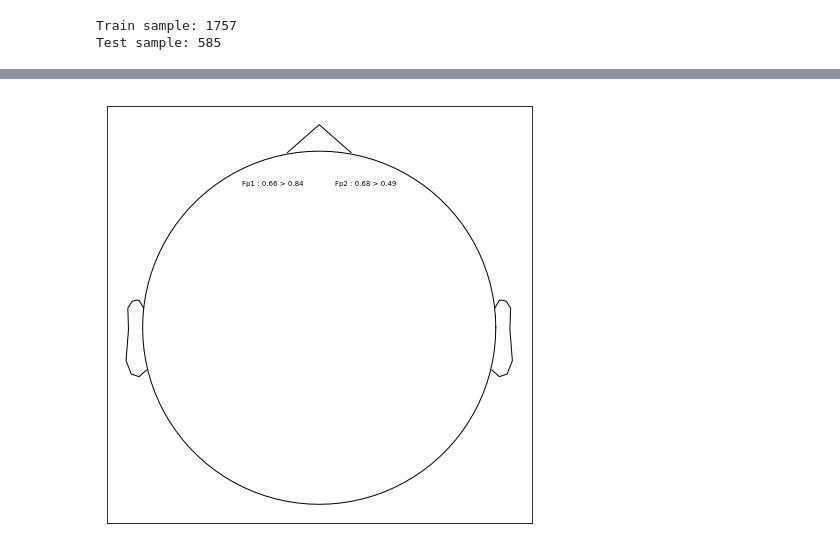
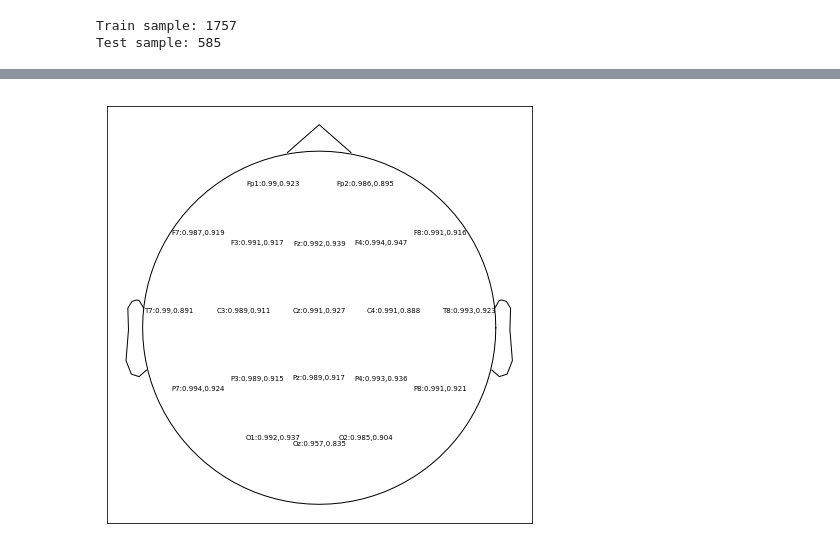
Before and after one commit to HJBJalaly/DLeeg, a Jupyter notebook: best channel/Mine/Search_2Ch_Base_Normal.ipynb, the cells around one changed output, grey strips where cells are left out. Drawn from its saved outputs; the diff is of its cells as text; code cells hidden in the pictures.

```diff
--- a/best channel/Mine/Search_2Ch_Base_Normal.ipynb
+++ b/best channel/Mine/Search_2Ch_Base_Normal.ipynb
@@ -71,18 +65,20 @@ Automatically created module for IPython interactive environment
 # %%
 # Parameters:
 
-subject_number=2
+EpochNum=20
+subject_number=30
+RemoveBaseLine=0
+
 task_number=1
 task_time = 60
 sampel_number_per_sec =  160 # sampel rate
 total_sampel_number =  sampel_number_per_sec *task_time # 60*160
 sample_shift = 4 #step len
 window_len= 20
-EpochNum=2
 
 Best1Channel=61 #Oz
-Search_Space_Channel = [21,23]#,29,31,33,35,36,40,8,10,12,41,46,48,50,52,54,60,61,62]
-Search_Space_Channel_Name=["Fp1","Fp2"]#,"F7","F3","Fz","F4","F8","T7","C3","Cz","C4","T8","P7","P3","Pz","P4","P8","O1","Oz","O2"]
+Search_Space_Channel = [21,23,29,31,33,35,36,40,8,10,12,41,46,48,50,52,54,60,61,62]
+Search_Space_Channel_Name=["Fp1","Fp2","F7","F3","Fz","F4","F8","T7","C3","Cz","C4","T8","P7","P3","Pz","P4","P8","O1","Oz","O2"]
 
 # Channel Indexes:
 #   Fp1,21
@@ -227,7 +223,7 @@ for IndexCh in range(len(Search_Space_Channel)):
         DataChannelsNormal=np.zeros((ch_number,times.size),dtype = float)
         DataChannelsOrt   =np.zeros((ch_number,times.size),dtype = float)
         for i in range(len(list_channel)):
-            DataChannelsRaw[i]=DataAllChannelsRaw[list_channel[i]].copy()# -DataChannelT9Raw
+            DataChannelsRaw[i]=DataAllChannelsRaw[list_channel[i]].copy() -DataChannelT9Raw*RemoveBaseLine
 
             ch_max = np.append(ch_max, max(DataChannelsRaw[i])) # max for each cannel
             ch_min = np.append(ch_min, min(DataChannelsRaw[i])) # min for each cannel
@@ -370,9 +354,9 @@ Epoch 2/2
 ## Visualize Results and Save Results
 Today = datetime.date.today()
 TodayStr = Today.strftime("%Y%m%d")
-ResultFileName='SearchSpaceResult_2Ch_'+TodayStr+'_S'+str(EpochNum)+'.csv'
-ChannelFileName='ChannelNames_2Ch_'+TodayStr+'_S'+str(EpochNum)+'.csv'
-ImageFileName='SearchSpaceResult_2Ch_'+TodayStr+'_S'+str(EpochNum)+'.pdf'
+ResultFileName='SearchSpaceResult_2Ch_'+TodayStr+'_S'+str(subject_number)+'.csv'
+ChannelFileName='ChannelNames_2Ch_'+TodayStr+'_S'+str(subject_number)+'.csv'
+ImageFileName='SearchSpaceResult_2Ch_'+TodayStr+'_S'+str(subject_number)+'.pdf'
 
 
 # Visualize
@@ -382,34 +366,38 @@ biosemi_Acc=copy.deepcopy(biosemi_layout)
 for i in range(len(biosemi_Acc.names)):
     biosemi_Acc.names[i]=' '
 
 
 for i in range(len(Search_Space_Channel)):
     index=biosemi_layout.names.index(Search_Space_Channel_Name[i])
-    biosemi_Acc.names[index]=biosemi_layout.names[index]+" : "+str(np.round(SearchSpaceResult[i][1],2))+\
-                                                         " > "+str(np.round(SearchSpaceResult[i][5],2))
+    biosemi_Acc.names[index]=biosemi_layout.names[index]+":"+str(np.round(SearchSpaceResult[i][1],3))+\
+                                                         ","+str(np.round(SearchSpaceResult[i][5],3))
 
 ImageEEG=biosemi_Acc.plot()
 # plt.title("Channel Name : Training Acc.  > Test Acc.",pad=-12)
 
 
 # Save
 ImageEEG.savefig(ImageFileName)
 
 with open(ResultFileName, 'w+') as csvfile:
     spamwriter = csv.writer(csvfile, delimiter=',',
                             quotechar='|', quoting=csv.QUOTE_MINIMAL)
     spamwriter.writerows(SearchSpaceResult)
 
 with open(ChannelFileName, 'w+') as csvfile:
     spamwriter = csv.writer(csvfile, delimiter=',',
                             quotechar='|', quoting=csv.QUOTE_MINIMAL)
     spamwriter.writerow(Search_Space_Channel)
     spamwriter.writerow(Search_Space_Channel_Name)
 
 # Downlaod
-time.sleep(10)
+import os
+while os.path.isfile(ResultFileName)==False:
+  print('wait')
+  time.sleep(1)
+
 files.download(ResultFileName)
 files.download(ChannelFileName)
 files.download(ImageFileName)
 # %% [output]
-[figure, old version]
+[figure, new version]
```
Also changed, not shown: parts of 4 cells of this notebook.
